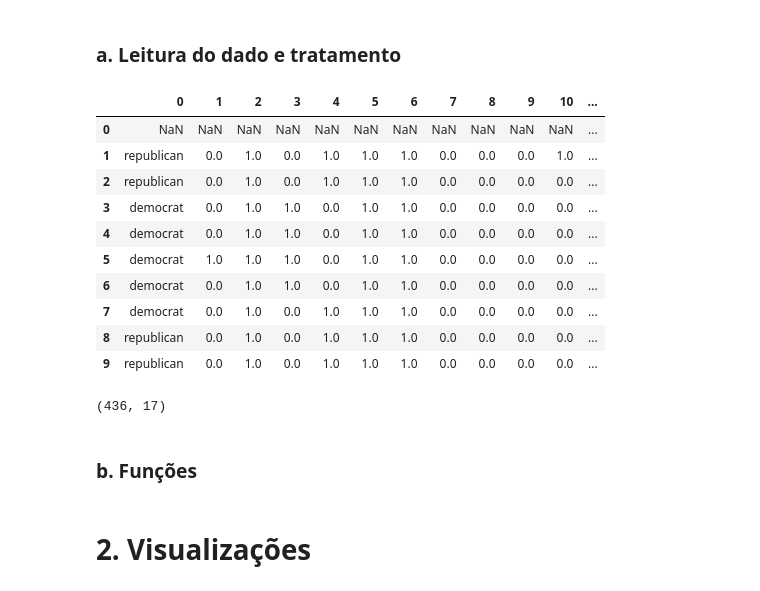
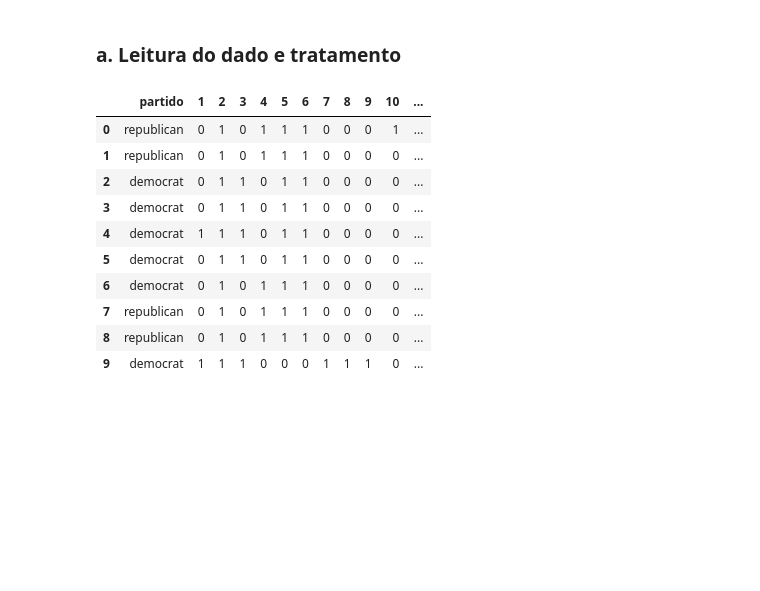
Before and after one commit to AndyFernandes/probabilistic-machine-learning, a Jupyter notebook: Trabalho03/Trabalho_03.ipynb, the cells around one changed output. Cells and saved outputs as stored; diff of their text form; code cells hidden in the pictures; blank space fills up the shorter version.

```diff
--- a/Trabalho03/Trabalho_03.ipynb
+++ b/Trabalho03/Trabalho_03.ipynb
@@ -14,21 +21,18 @@ path = "/content/drive/MyDrive/Acadêmico/UFC/Mestrado/Disciplinas/2020.2/Tóp
 # %% [markdown]
 ### a. Leitura do dado e tratamento
 # %%
-data = pd.read_csv(path+"votesDataset.csv", header=None)
+data = pd.read_csv(path+"votesDataset.csv", header=None, skiprows=1)
+data = data.rename(columns={0: 'partido'})
 data.head(10)
 # %% [output]
-|  | 0 | 1 | 2 | 3 | 4 | 5 | 6 | 7 | 8 | 9 | 10 | ... |
-| 0 | NaN | NaN | NaN | NaN | NaN | NaN | NaN | NaN | NaN | NaN | NaN | ... |
-| 1 | republican | 0.0 | 1.0 | 0.0 | 1.0 | 1.0 | 1.0 | 0.0 | 0.0 | 0.0 | 1.0 | ... |
-| 2 | republican | 0.0 | 1.0 | 0.0 | 1.0 | 1.0 | 1.0 | 0.0 | 0.0 | 0.0 | 0.0 | ... |
-| 3 | democrat | 0.0 | 1.0 | 1.0 | 0.0 | 1.0 | 1.0 | 0.0 | 0.0 | 0.0 | 0.0 | ... |
-| 4 | democrat | 0.0 | 1.0 | 1.0 | 0.0 | 1.0 | 1.0 | 0.0 | 0.0 | 0.0 | 0.0 | ... |
-| 5 | democrat | 1.0 | 1.0 | 1.0 | 0.0 | 1.0 | 1.0 | 0.0 | 0.0 | 0.0 | 0.0 | ... |
-| 6 | democrat | 0.0 | 1.0 | 1.0 | 0.0 | 1.0 | 1.0 | 0.0 | 0.0 | 0.0 | 0.0 | ... |
-| 7 | democrat | 0.0 | 1.0 | 0.0 | 1.0 | 1.0 | 1.0 | 0.0 | 0.0 | 0.0 | 0.0 | ... |
-| 8 | republican | 0.0 | 1.0 | 0.0 | 1.0 | 1.0 | 1.0 | 0.0 | 0.0 | 0.0 | 0.0 | ... |
-| 9 | republican | 0.0 | 1.0 | 0.0 | 1.0 | 1.0 | 1.0 | 0.0 | 0.0 | 0.0 | 0.0 | ... |
+|  | partido | 1 | 2 | 3 | 4 | 5 | 6 | 7 | 8 | 9 | 10 | ... |
+| 0 | republican | 0 | 1 | 0 | 1 | 1 | 1 | 0 | 0 | 0 | 1 | ... |
+| 1 | republican | 0 | 1 | 0 | 1 | 1 | 1 | 0 | 0 | 0 | 0 | ... |
+| 2 | democrat | 0 | 1 | 1 | 0 | 1 | 1 | 0 | 0 | 0 | 0 | ... |
+| 3 | democrat | 0 | 1 | 1 | 0 | 1 | 1 | 0 | 0 | 0 | 0 | ... |
+| 4 | democrat | 1 | 1 | 1 | 0 | 1 | 1 | 0 | 0 | 0 | 0 | ... |
+| 5 | democrat | 0 | 1 | 1 | 0 | 1 | 1 | 0 | 0 | 0 | 0 | ... |
+| 6 | democrat | 0 | 1 | 0 | 1 | 1 | 1 | 0 | 0 | 0 | 0 | ... |
+| 7 | republican | 0 | 1 | 0 | 1 | 1 | 1 | 0 | 0 | 0 | 0 | ... |
+| 8 | republican | 0 | 1 | 0 | 1 | 1 | 1 | 0 | 0 | 0 | 0 | ... |
+| 9 | democrat | 1 | 1 | 1 | 0 | 0 | 0 | 1 | 1 | 1 | 0 | ... |
-# %%
-data.shape
-# %% [output]
-(436, 17)
@@ -41,2 +38,0 @@ data.shape
-# %% [markdown]
-### b. Funções
@@ -82,2 +38,0 @@ class GaussianDiscriminant():
-# %% [markdown]
-# 2. Visualizações
```
Also changed, not shown: parts of 33 cells of this notebook.
